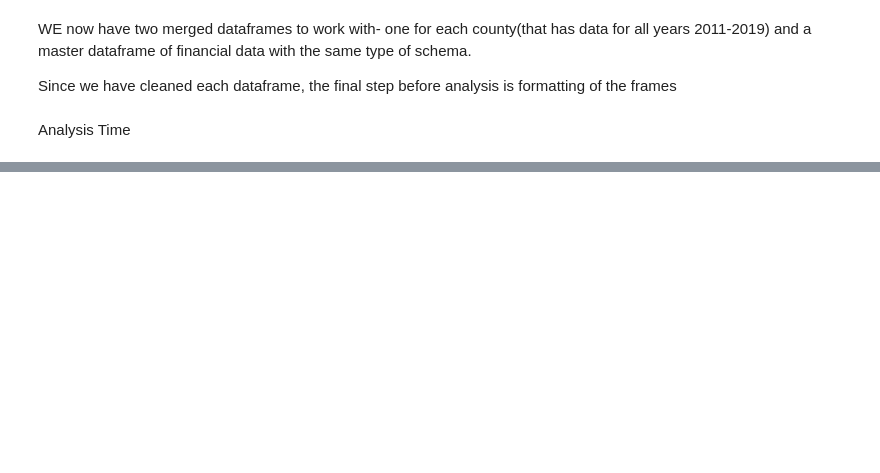
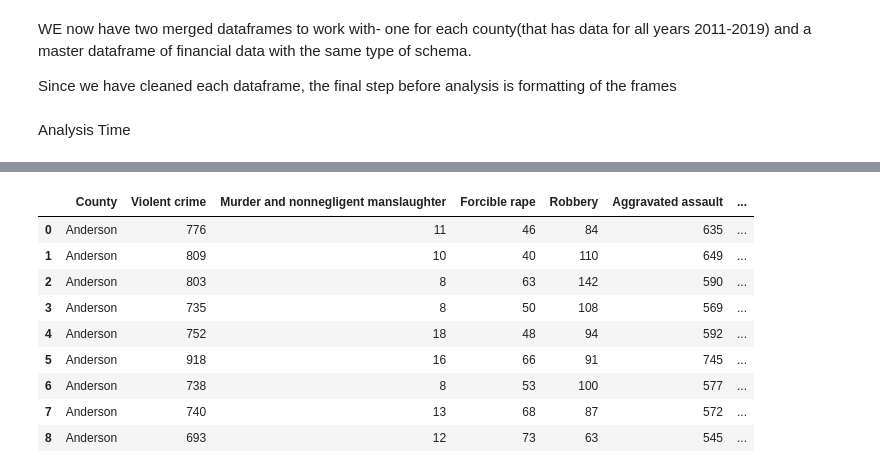
Before and after one commit to LawrenJ/LawrenJ, a Jupyter notebook: Project_1/crime_and_econ.ipynb, the cells around one changed output, grey strips where cells are left out. Saved outputs shown, nothing was run; the diff lists cells and outputs as text; code cells hidden in the pictures; blank space fills up the shorter version.

```diff
--- a/Project_1/crime_and_econ.ipynb
+++ b/Project_1/crime_and_econ.ipynb
@@ -451,0 +466,2 @@ sc_offenses_full
+# %%
+anderson_med_house_income = anderson_med_house_income.rename(columns={"County":"Year"})
@@ -451,0 +482,4 @@ sc_offenses_full
+# %%
+#combine anderson_offenses and anderson_med_house_income on the year column
+anderson_offenses["Year"] = anderson_offenses["Year"].astype(str)
+anderson_med_house_income["Year"] = anderson_med_house_income["Year"].astype(str)
@@ -451,0 +499,23 @@ sc_offenses_full
+# %%
+
+#get row 2 of anderson_med_house_income
+#a = anderson_med_house_income.T.iloc[0].astype(str)
+
+tex = anderson_med_house_income.T.iloc[1].astype(str)
+
+tex.to_list()
+
+str(tex[0])
+
+dat = []
+year = 2011
+
+max = 9
+while max > 0:
+    numbs = anderson_med_house_income.T.iloc[max].astype(str)
+    nums = numbs.to_list()
+    dat.append(str(nums[0]))
+
+    max -= 1
+
+dat
@@ -451,0 +532,16 @@ sc_offenses_full
+# %%
+dat = pd.DataFrame(dat, columns=["Med_House_Income"])
+anderson_full = pd.concat([anderson_offenses, dat], axis=1, join='inner').drop(columns="Median household income")
+# %%
+anderson_full
+# %% [output]
+|  | County | Violent crime | Murder and nonnegligent manslaughter | Forcible rape | Robbery | Aggravated assault | ... |
+| 0 | Anderson | 776 | 11 | 46 | 84 | 635 | ... |
+| 1 | Anderson | 809 | 10 | 40 | 110 | 649 | ... |
+| 2 | Anderson | 803 | 8 | 63 | 142 | 590 | ... |
+| 3 | Anderson | 735 | 8 | 50 | 108 | 569 | ... |
+| 4 | Anderson | 752 | 18 | 48 | 94 | 592 | ... |
+| 5 | Anderson | 918 | 16 | 66 | 91 | 745 | ... |
+| 6 | Anderson | 738 | 8 | 53 | 100 | 577 | ... |
+| 7 | Anderson | 740 | 13 | 68 | 87 | 572 | ... |
+| 8 | Anderson | 693 | 12 | 73 | 63 | 545 | ... |
```
Also changed, not shown: parts of 14 cells of this notebook.
